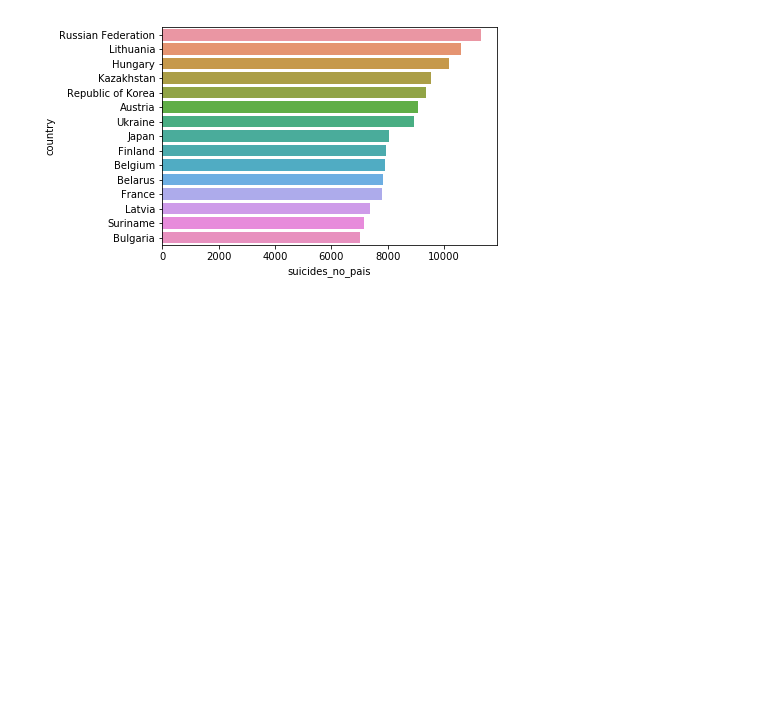
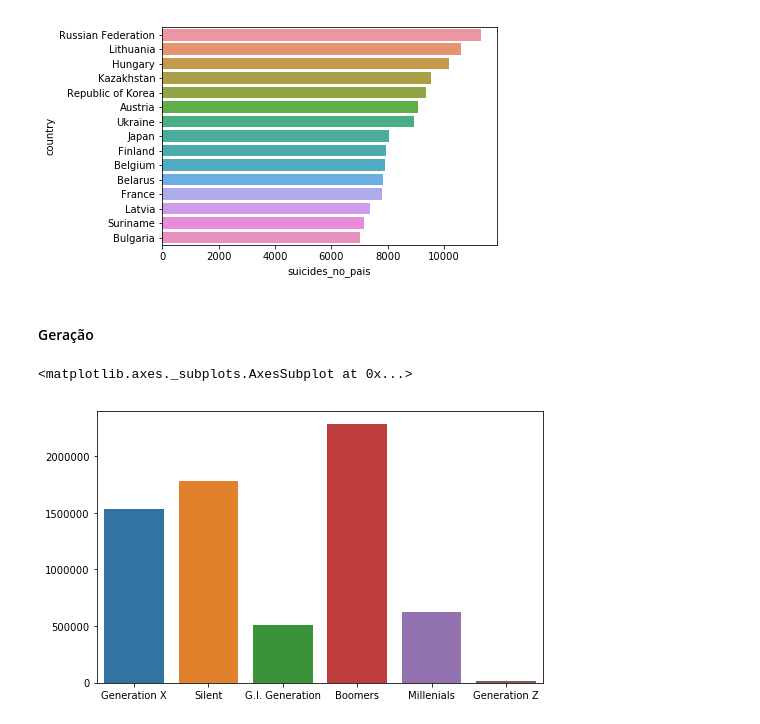
Before and after one commit to lmeazzini/Suicidal-analysis, a Jupyter notebook: Análise dos suicidios - Português.ipynb, the cells around one changed output. Saved outputs shown, nothing was run; the diff lists cells and outputs as text; code cells hidden in the pictures; blank space fills up the shorter version.

```diff
--- a/Análise dos suicidios - Português.ipynb
+++ b/Análise dos suicidios - Português.ipynb
@@ -225,3 +239,15 @@ sns.barplot(x = top_suicides, y = top_paises)
 # %% [output]
 <matplotlib.axes._subplots.AxesSubplot at 0x...>
 [figure]
+# %% [markdown]
+#### Geração
+# %%
+suicides_no_gen = []
+for g in df['generation'].unique():
+    suicides_no_gen.append(sum(df[df['generation'] == g]['suicides_no']))
+
+plt.figure(figsize=(8,5))
+sns.barplot(x = df['generation'].unique(), y = suicides_no_gen)
+# %% [output]
+<matplotlib.axes._subplots.AxesSubplot at 0x...>
+[figure, added]
```
Also changed, not shown: parts of 20 cells of this notebook.
